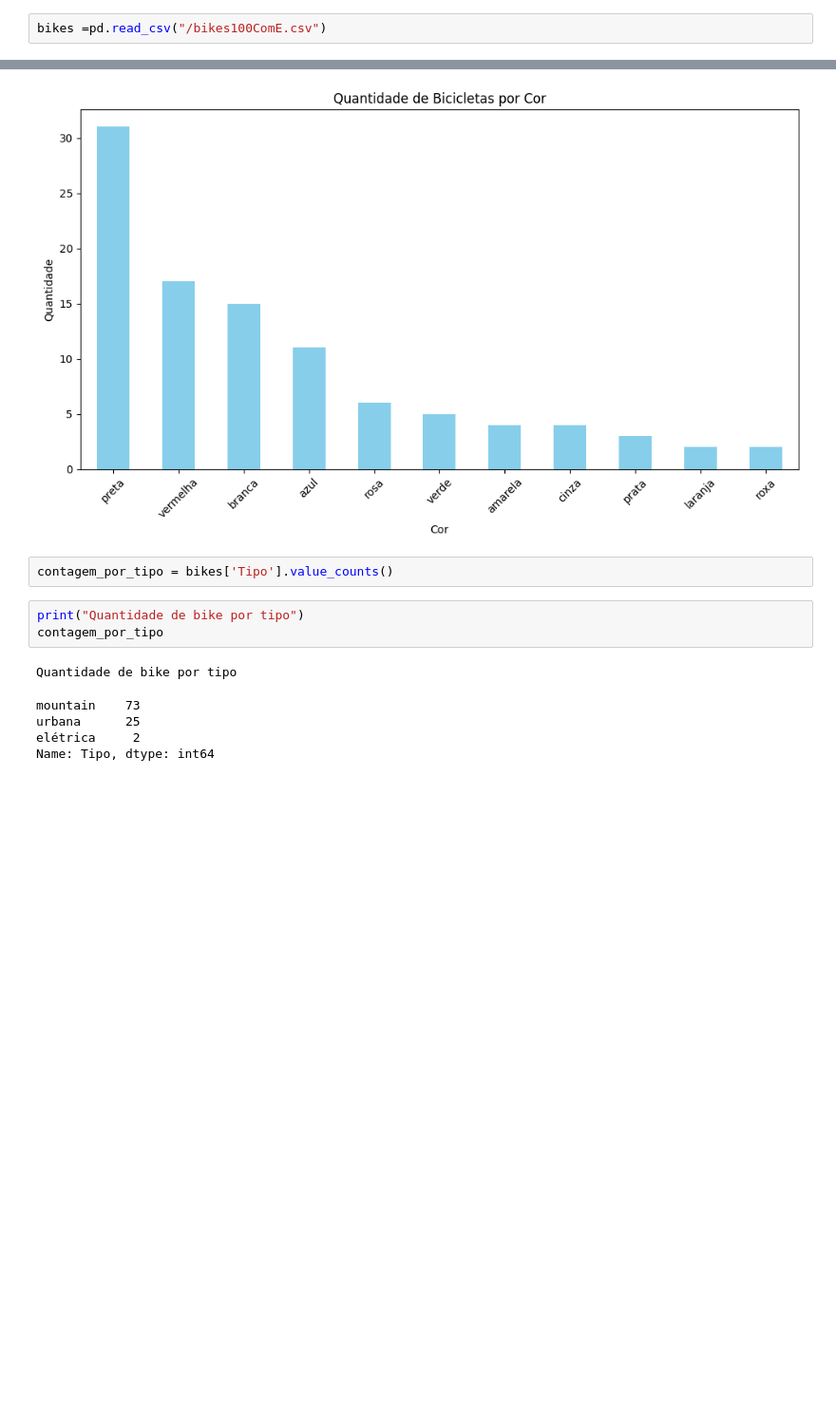
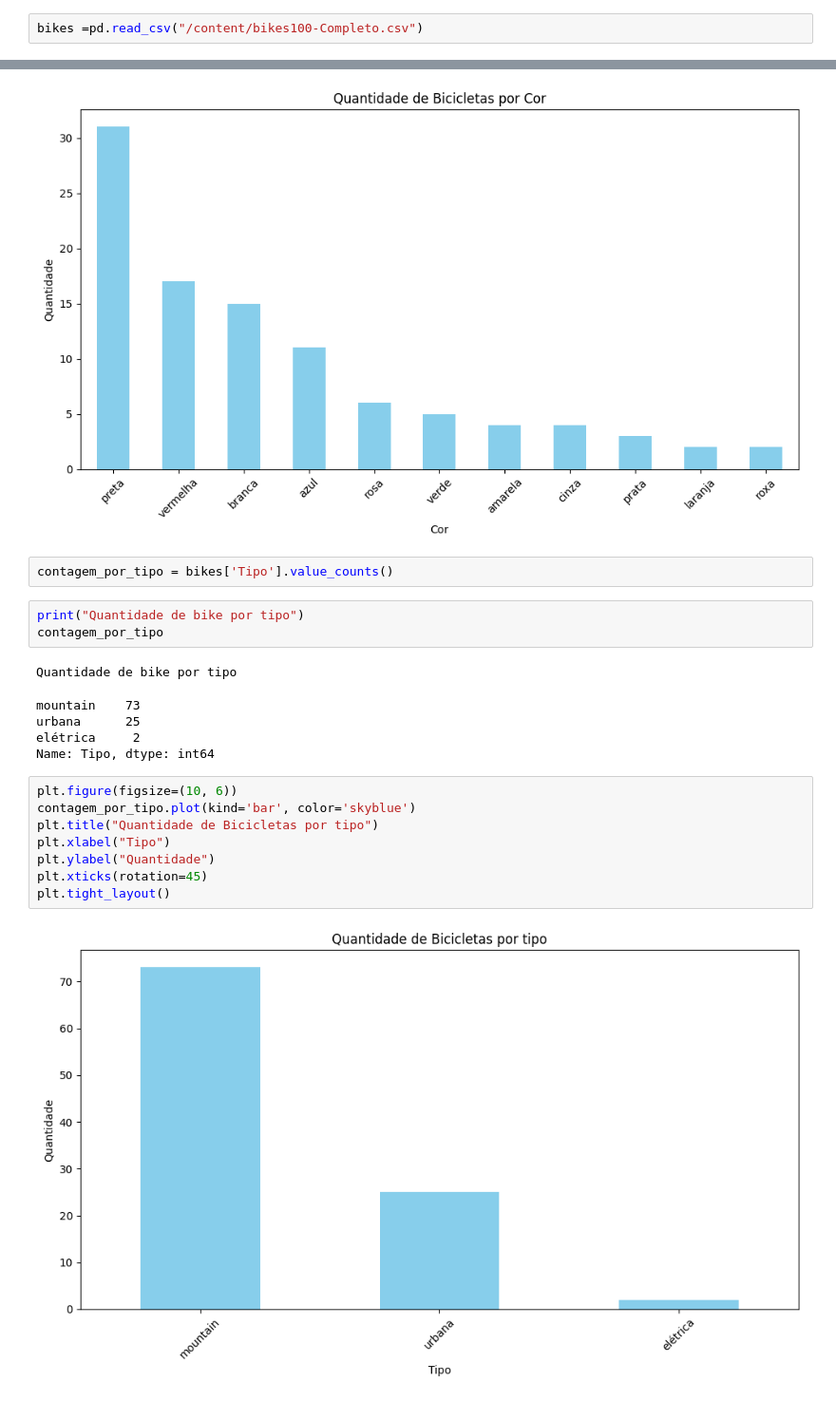
Before and after one commit to SamaraMoreira/Sprint3-IA, a Jupyter notebook: Sprint3.ipynb, the cells around one changed output, grey strips where cells are left out. Shown: that part at 95% size. Saved outputs shown, nothing was run; the diff lists cells and outputs as text; blank space fills up the shorter version.

```diff
--- a/Sprint3.ipynb
+++ b/Sprint3.ipynb
@@ -12,7 +11,7 @@ from PIL import Image
 import matplotlib.pyplot as plt
 from IPython.display import display
 # %%
-bikes =pd.read_csv("/bikes100ComE.csv")
+bikes =pd.read_csv("/content/bikes100-Completo.csv")
 # %%
 bikes
 # %% [output]
@@ -185,3 +184,13 @@ mountain    73
 urbana      25
 elétrica     2
 Name: Tipo, dtype: int64
+# %%
+plt.figure(figsize=(10, 6))
+contagem_por_tipo.plot(kind='bar', color='skyblue')
+plt.title("Quantidade de Bicicletas por tipo")
+plt.xlabel("Tipo")
+plt.ylabel("Quantidade")
+plt.xticks(rotation=45)
+plt.tight_layout()
+# %% [output]
+[figure, added]
```
Also changed, not shown: parts of 1 cell of this notebook.
